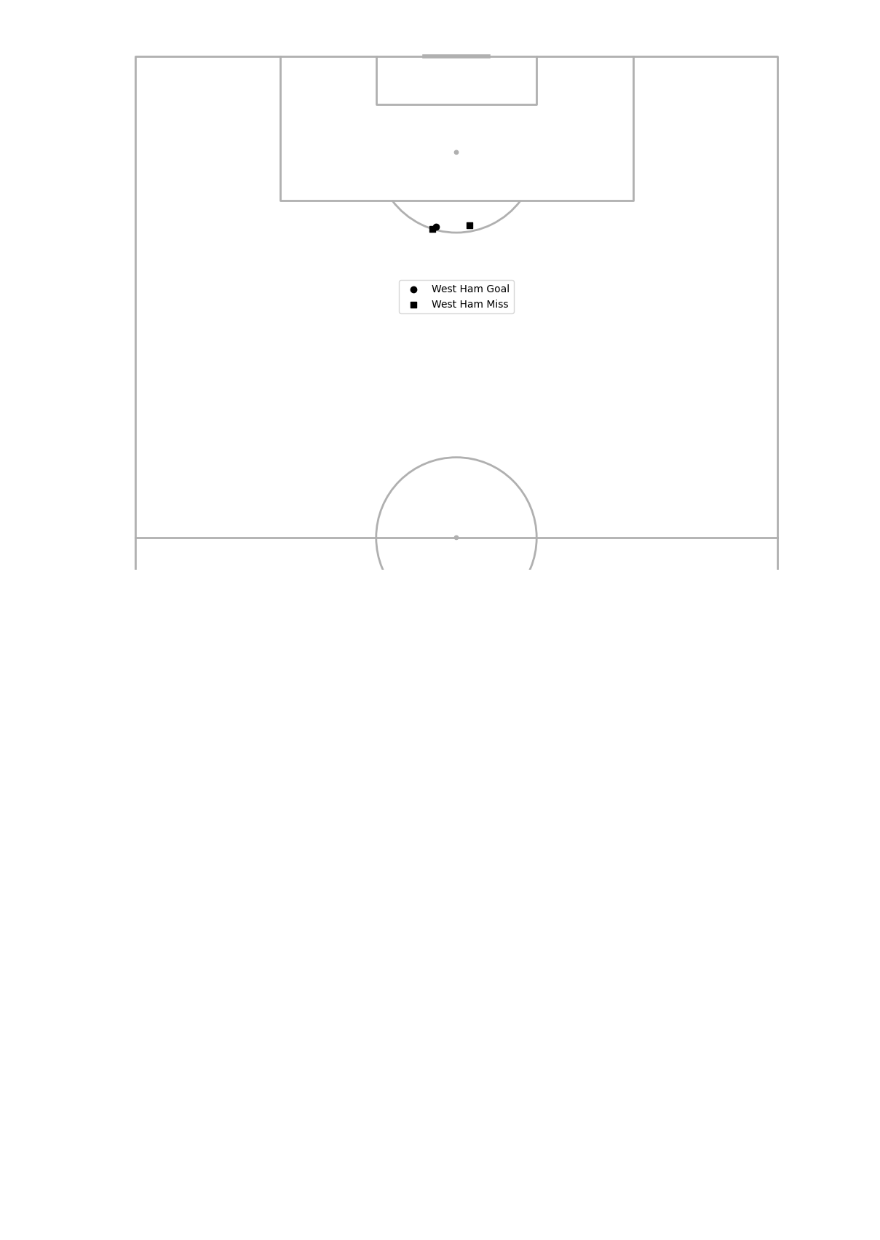
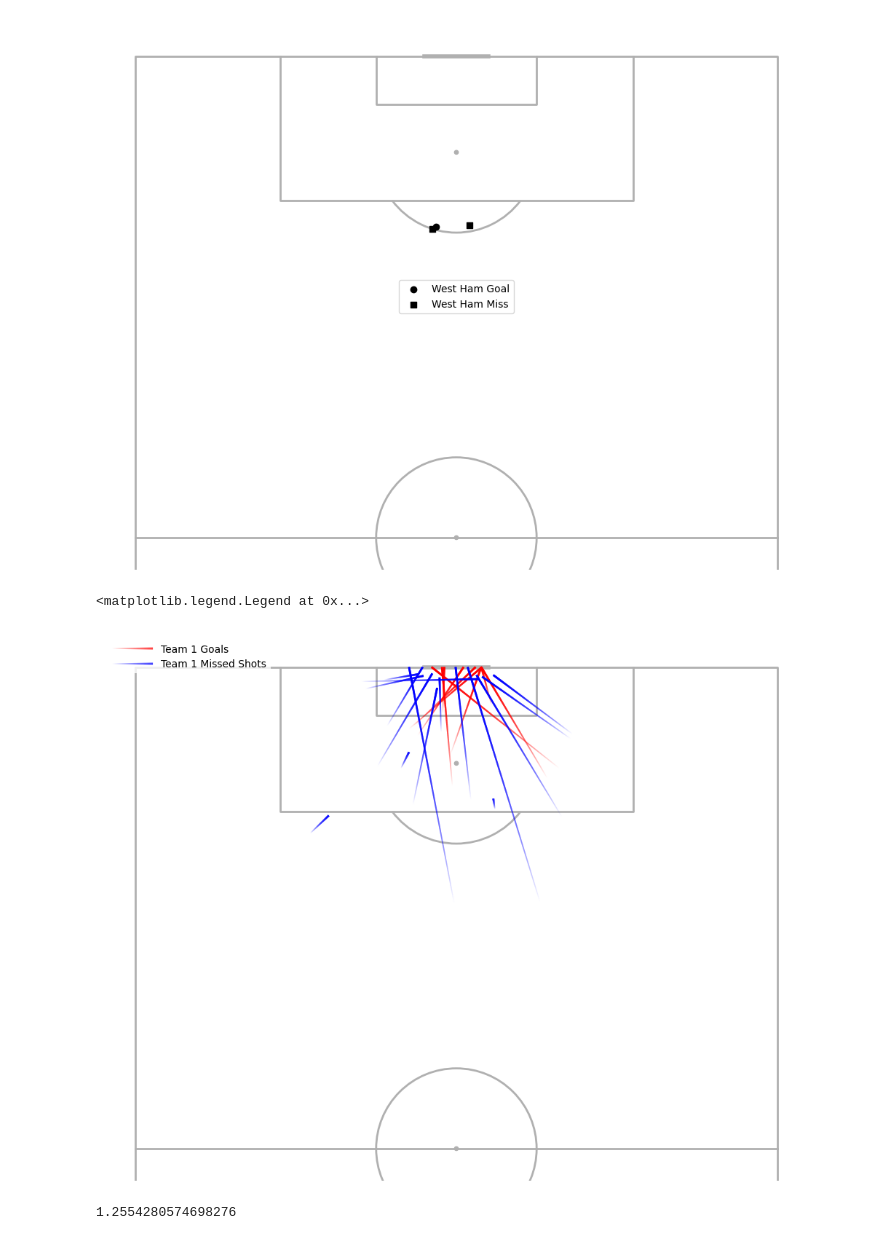
Before and after one commit to Staty2/Grp10EventsinFootball, a Jupyter notebook: attempting_shot_dataframe.ipynb, the cells around one changed output. Cells and saved outputs as stored; diff of their text form; code cells hidden in the pictures; blank space fills up the shorter version.

```diff
--- a/attempting_shot_dataframe.ipynb
+++ b/attempting_shot_dataframe.ipynb
@@ -99,3 +97,26 @@ ax.legend()
 # %% [output]
 <matplotlib.legend.Legend at 0x...>
 [figure]
+# %%
+pitch = VerticalPitch(half= True)
+fig, ax = pitch.draw(figsize=(10,8))
+
+# Plot the completed passes
+lc1 = pitch.lines(shots_arsenal_goal['start_loc_x'], shots_arsenal_goal['start_loc_y'],
+                  shots_arsenal_goal['end_loc_x'], shots_arsenal_goal['end_loc_y'],
+                  lw=2, transparent=True, comet=True, label='Team 1 Goals',
+                  color='red', ax=ax)
+
+# Plot the other passes
+lc2 = pitch.lines(shots_arsenal_miss['start_loc_x'], shots_arsenal_miss['start_loc_y'],
+                  shots_arsenal_miss['end_loc_x'], shots_arsenal_miss['end_loc_y'],
+                  lw=2, transparent=True, comet=True, label='Team 1 Missed Shots',
+                  color='blue', ax=ax)
+# Plot the legend
+ax.legend(edgecolor='None', fontsize=10, loc='upper left', handlelength=4)
+
+# Set the title
+#ax_title = ax.set_title(f'{team1} shots vs {team2}', fontsize=30)
+# %% [output]
+<matplotlib.legend.Legend at 0x...>
+[figure, added]
@@ -101,0 +131,8 @@ ax.legend()
+# %%
+#in this match, arsenal score 9 goals, can't do more than 9 clusters!!
+
+km = KMeans(n_clusters=3)
+km = km.fit(X_scaled)
+km.inertia_/len(shots_arsenal_goal)
+# %% [output]
+1.2554280574698276
```
Also changed, not shown: parts of 8 cells of this notebook.
